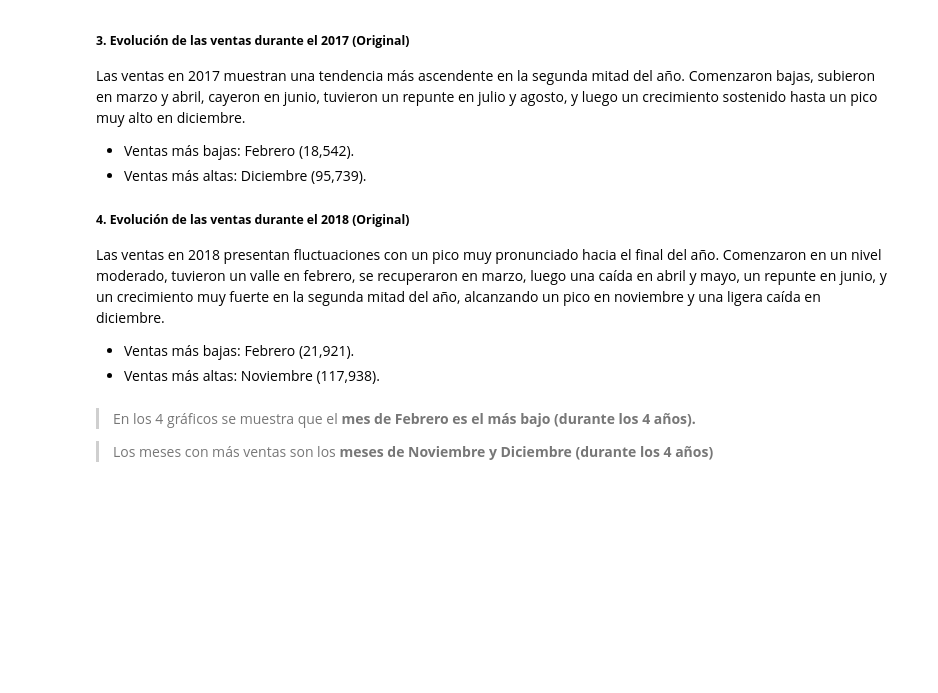
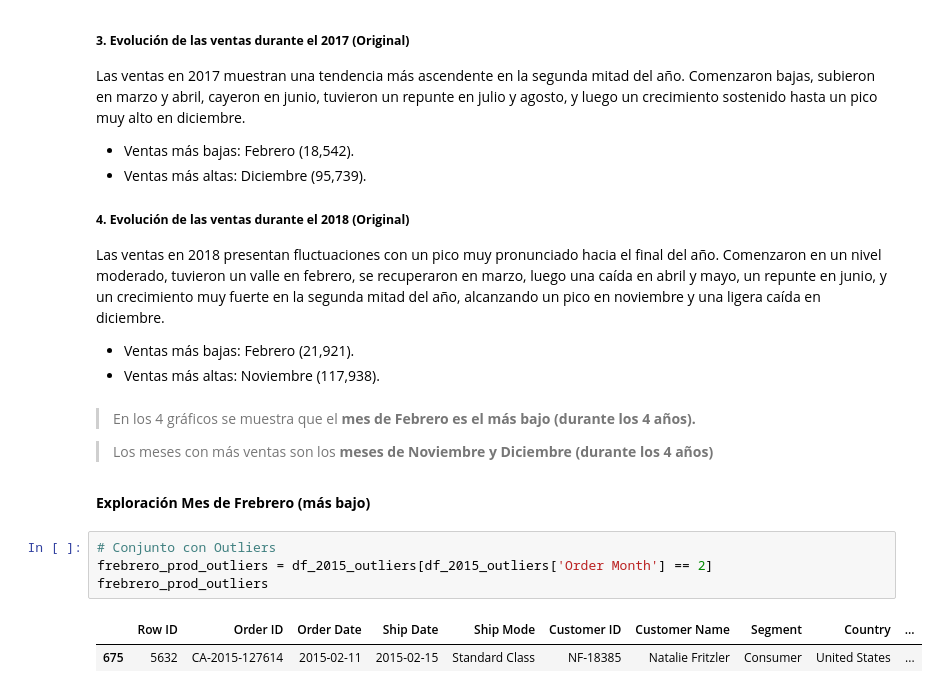
Before and after one commit to SaitoM17/superstore_sales, a Jupyter notebook: notebooks/eda_outliers.ipynb, the cells around one changed output. Saved outputs shown, nothing was run; the diff lists cells and outputs as text; blank space fills up the shorter version.

```diff
--- a/notebooks/eda_outliers.ipynb
+++ b/notebooks/eda_outliers.ipynb
@@ -181,3 +181,12 @@ Las ventas en 2018 presentan fluctuaciones con un pico muy pronunciado hacia el
 > En los 4 gráficos se muestra que el **mes de Febrero es el más bajo (durante los 4 años).**
 
 > Los meses con más ventas son los **meses de Noviembre y Diciembre (durante los 4 años)**
+# %% [markdown]
+**Exploración Mes de Frebrero (más bajo)**
+# %%
+# Conjunto con Outliers
+frebrero_prod_outliers = df_2015_outliers[df_2015_outliers['Order Month'] == 2]
+frebrero_prod_outliers
+# %% [output]
+|  | Row ID | Order ID | Order Date | Ship Date | Ship Mode | Customer ID | Customer Name | Segment | Country | ... |
+| 675 | 5632 | CA-2015-127614 | 2015-02-11 | 2015-02-15 | Standard Class | NF-18385 | Natalie Fritzler | Consumer | United States | ... |
```
Also changed, not shown: parts of 5 cells of this notebook.
